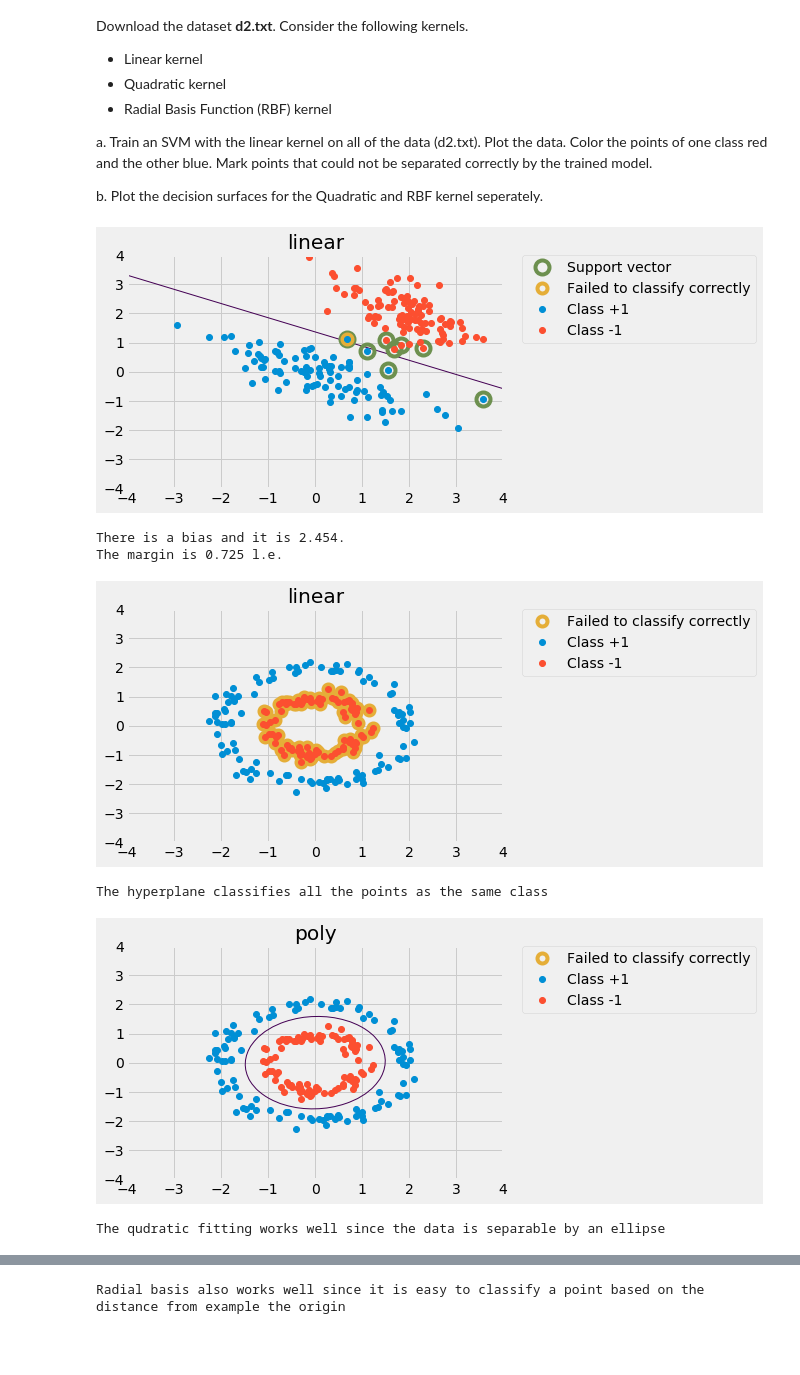
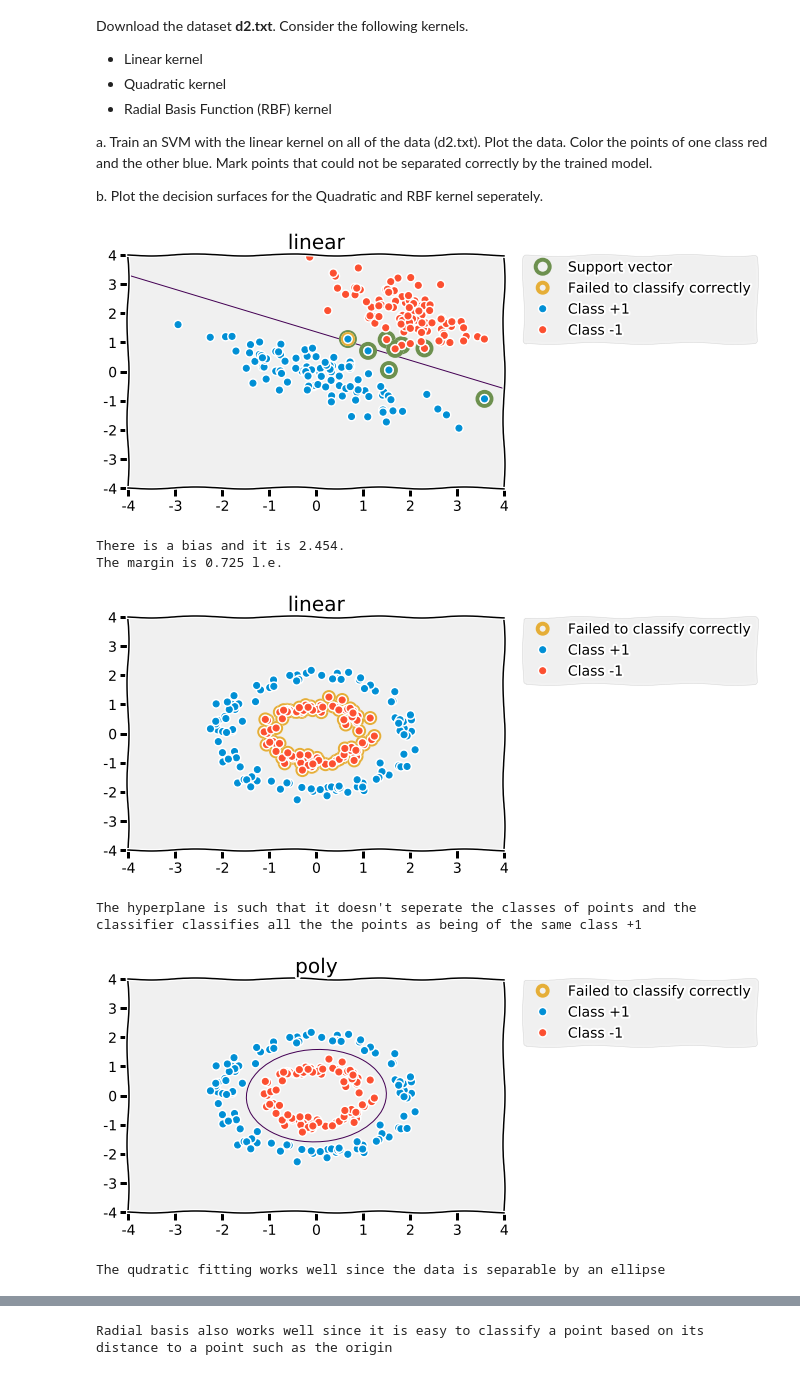
Before and after one commit to SebastianBergstrom/tda231_homework, a Jupyter notebook: hw4/hw4.ipynb, the cells around one changed output, grey strips where cells are left out. Drawn from its saved outputs; the diff is of its cells as text; code cells hidden in the pictures; blank space fills up the shorter version.

```diff
--- a/hw4/hw4.ipynb
+++ b/hw4/hw4.ipynb
@@ -83,12 +83,9 @@ import numpy as np
 import matplotlib.pyplot as plt
 from sklearn.svm import SVC
 
-colors = plt.rcParams['axes.prop_cycle'].by_key()['color']
-
-
-
 def SVM(file, kernel, support_vector=False, plot_contour=True, degree=2):
-    plt.style.use('fivethirtyeight')
+    plt.xkcd()
+    colors = plt.rcParams['axes.prop_cycle'].by_key()['color']
     mSize = 6
     edge_width = 4
     padding = 0.5
@@ -113,45 +110,42 @@ def SVM(file, kernel, support_vector=False, plot_contour=True, degree=2):
     classA = Y == 1
     plt.plot(X[classA,0], X[classA,1], 'o', label='Class +1', markersize=mSize, color=colors[0])
     plt.plot(X[~classA,0], X[~classA,1], 'o', label='Class -1', markersize=mSize, color=colors[1])
-
-
-    plt.style.use('fivethirtyeight')
 
     x_vec = np.linspace(-4, 4)
     y_vec = np.linspace(-4, 4)
     xx, yy = np.meshgrid(x_vec, y_vec)
     Z = model.decision_function(np.c_[xx.ravel(), yy.ravel()])
     Z = Z.reshape(xx.shape)
 
 
     plt.contour(xx, yy, Z, [0], linewidths=1)
     plt.title(kernel)
     plt.legend(bbox_to_anchor=(1.05, 1), loc=2, borderaxespad=0.)
     plt.show()
 
 def get_bias_margin(file):
     data = np.loadtxt(file)
     X = data[:, :2]
     Y = data[:, -1]
 
     model = SVC(kernel='linear')
     model.fit(X, Y)
     support_distances = model.support_vectors_ @ model.coef_[0]/np.linalg.norm(model.coef_[0])
     return model.intercept_[0], np.abs(support_distances).min()
 
 SVM('d1.txt', 'linear', True)
 print('There is a bias and it is {:.3f}.\nThe margin is {:.3} l.e.'.format(*get_bias_margin('d1.txt')))
 SVM('d2.txt', 'linear', plot_contour=False)
-print('The hyperplane is such that it doesn''t seperate the classes of points and the classifier classifies all the the points as the same class')
+print('The hyperplane is such that it doesn\'t seperate the classes of points and the classifier classifies all the the points as being of the same class +1')
 SVM('d2.txt', 'poly')
 print('The qudratic fitting works well since the data is separable by an ellipse')
 SVM('d2.txt', 'rbf')
-print('Radial basis also works well since it is easy to classify a point based on the distance from example the origin')
+print('Radial basis also works well since it is easy to classify a point based on its distance to a point such as the origin')
 # %% [output]
-[figure, old version]
+[figure, new version]
 There is a bias and it is 2.454.
 The margin is 0.725 l.e.
-[figure, old version]
+[figure, new version]
-The hyperplane classifies all the points as the same class
+The hyperplane is such that it doesn't seperate the classes of points and the classifier classifies all the the points as being of the same class +1
-[figure, old version]
+[figure, new version]
 The qudratic fitting works well since the data is separable by an ellipse
@@ -159 +153 @@ The qudratic fitting works well since the data is separable by an ellipse
-Radial basis also works well since it is easy to classify a point based on the distance from example the origin
+Radial basis also works well since it is easy to classify a point based on its distance to a point such as the origin
```
Also changed, not shown: parts of 1 cell of this notebook.
